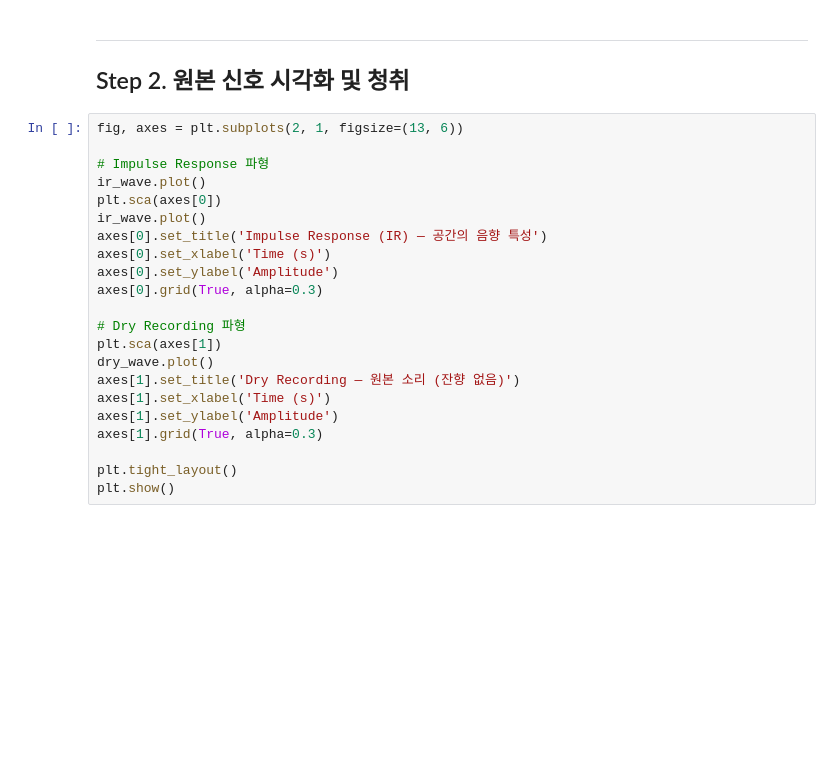
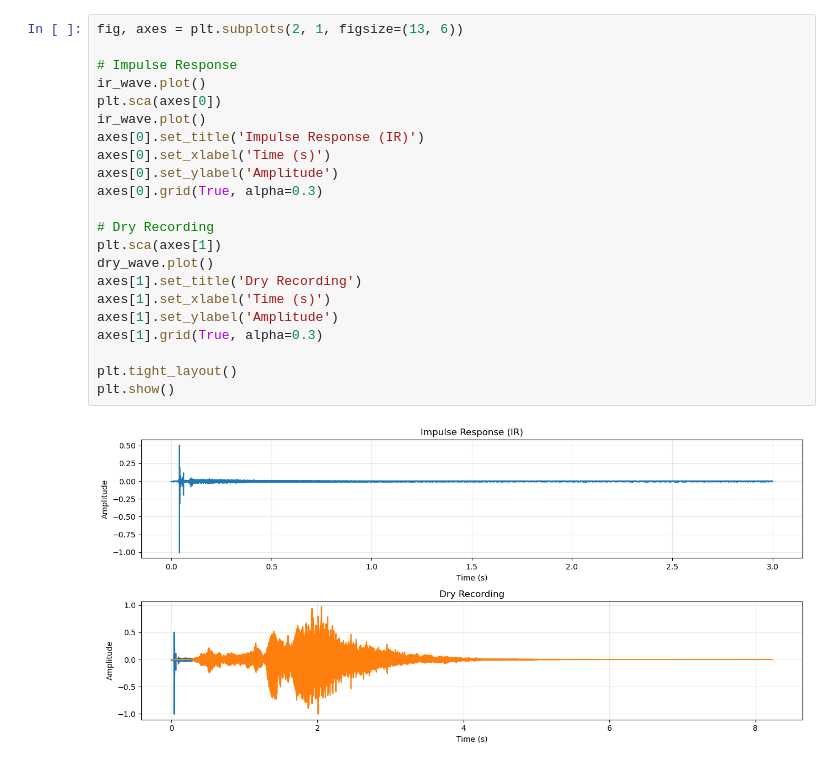
Before and after one commit to alodino/UNIV_ThinkDSP, a Jupyter notebook: code/exercises/ex12_201910936김연수.ipynb, the cells around one changed output. Saved outputs shown, nothing was run; the diff lists cells and outputs as text; blank space fills up the shorter version.

```diff
--- a/code/exercises/ex12_201910936김연수.ipynb
+++ b/code/exercises/ex12_201910936김연수.ipynb
@@ -83,27 +42,26 @@ else:
-# %% [markdown]
----
-## Step 2. 원본 신호 시각화 및 청취
 # %%
 fig, axes = plt.subplots(2, 1, figsize=(13, 6))
 
-# Impulse Response 파형
+# Impulse Response
 ir_wave.plot()
 plt.sca(axes[0])
 ir_wave.plot()
-axes[0].set_title('Impulse Response (IR) — 공간의 음향 특성')
+axes[0].set_title('Impulse Response (IR)')
 axes[0].set_xlabel('Time (s)')
 axes[0].set_ylabel('Amplitude')
 axes[0].grid(True, alpha=0.3)
 
-# Dry Recording 파형
+# Dry Recording
 plt.sca(axes[1])
 dry_wave.plot()
-axes[1].set_title('Dry Recording — 원본 소리 (잔향 없음)')
+axes[1].set_title('Dry Recording')
 axes[1].set_xlabel('Time (s)')
 axes[1].set_ylabel('Amplitude')
 axes[1].grid(True, alpha=0.3)
 
 plt.tight_layout()
 plt.show()
+# %% [output]
+[figure, added]
 # %%
 # IR 청취
```
Also changed, not shown: parts of 26 cells of this notebook, 3 other files.
